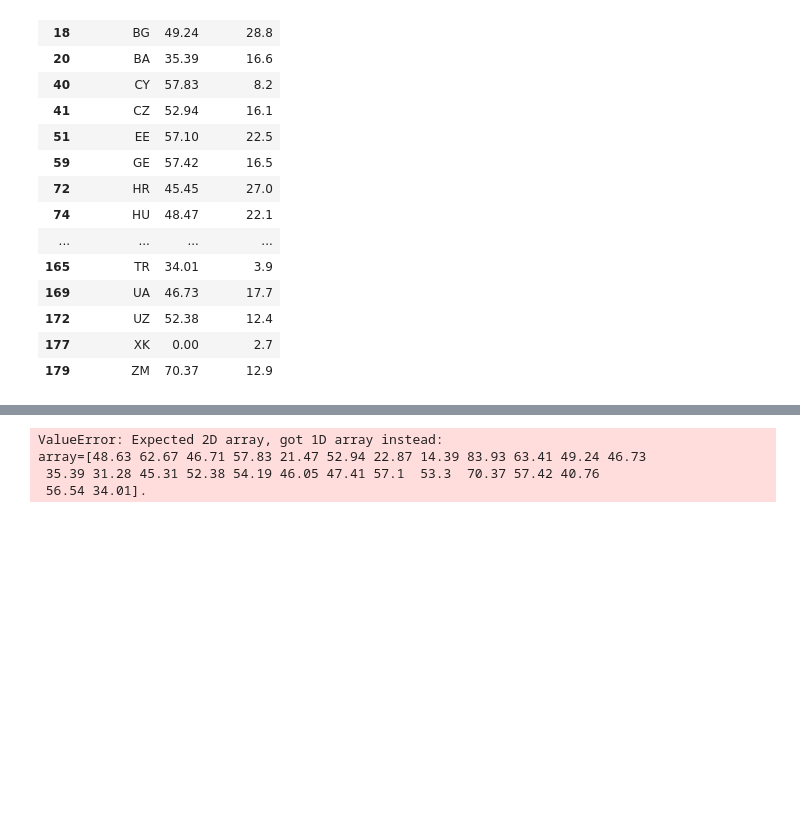
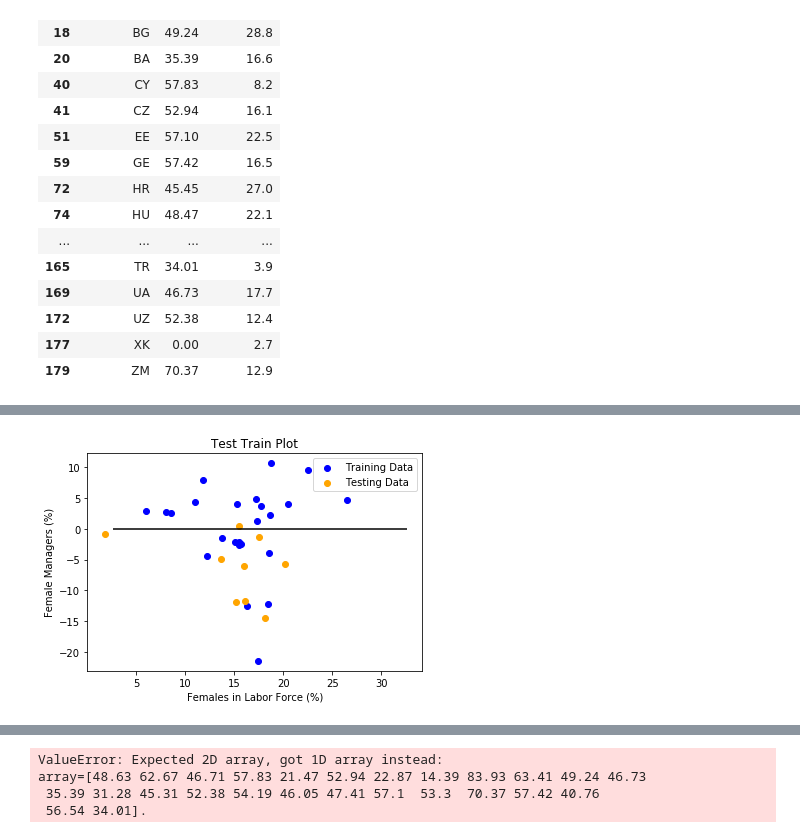
Before and after one commit to liliana-ilut/women-in-power, a Jupyter notebook: Manager.ipynb, the cells around one changed output, grey strips where cells are left out. Drawn from its saved outputs; the diff is of its cells as text; code cells hidden in the pictures; blank space fills up the shorter version.

Commit message:
write up on machine learning

```diff
--- a/Manager.ipynb
+++ b/Manager.ipynb
@@ -96,12 +105,16 @@ LinearRegression(copy_X=True, fit_intercept=True, n_jobs=None, normalize=False)
 # %%
 predictions = model.predict(X_test)
 model.fit(X_train, y_train)
 plt.scatter(model.predict(X_train), model.predict(X_train) - y_train, c="blue", label="Training Data")
 plt.scatter(model.predict(X_test), model.predict(X_test) - y_test, c="orange", label="Testing Data")
 plt.legend()
 plt.hlines(y=0, xmin=y_test.min(), xmax=y_test.max())
-plt.title("Plot")
-plt.show()
+plt.title("Test Train Plot")
+plt.ylabel('Female Managers (%)')
+plt.xlabel('Females in Labor Force (%)')
+plt.savefig('static/images/labor_manager_machine.svg')
+# %% [output]
+[figure, added]
 # %%
 from sklearn.metrics import mean_squared_error
 
```
Also changed, not shown: parts of 5 cells of this notebook, 7 other files.
